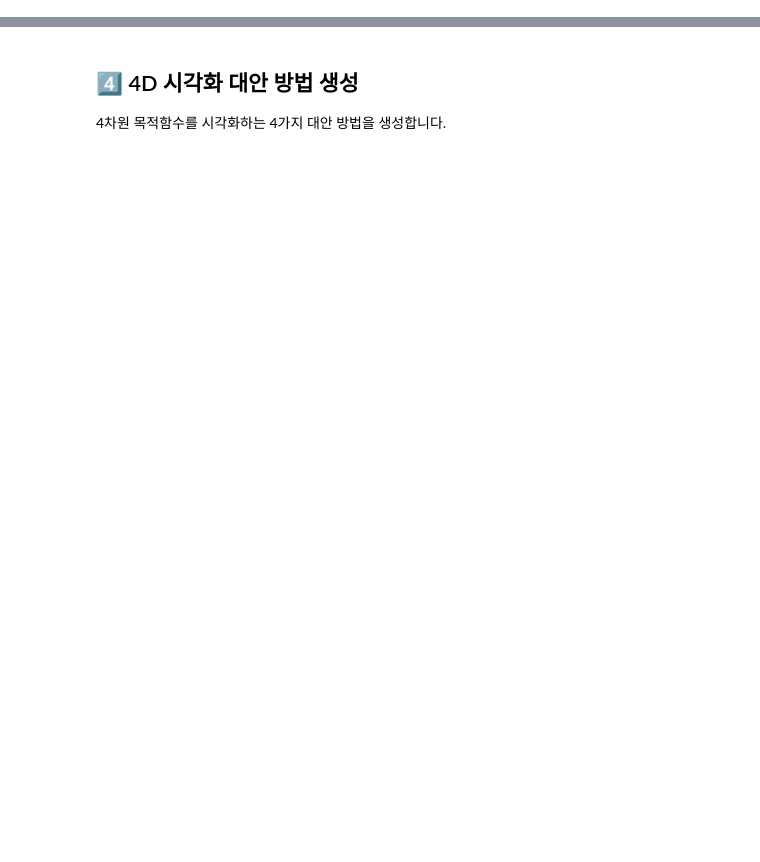
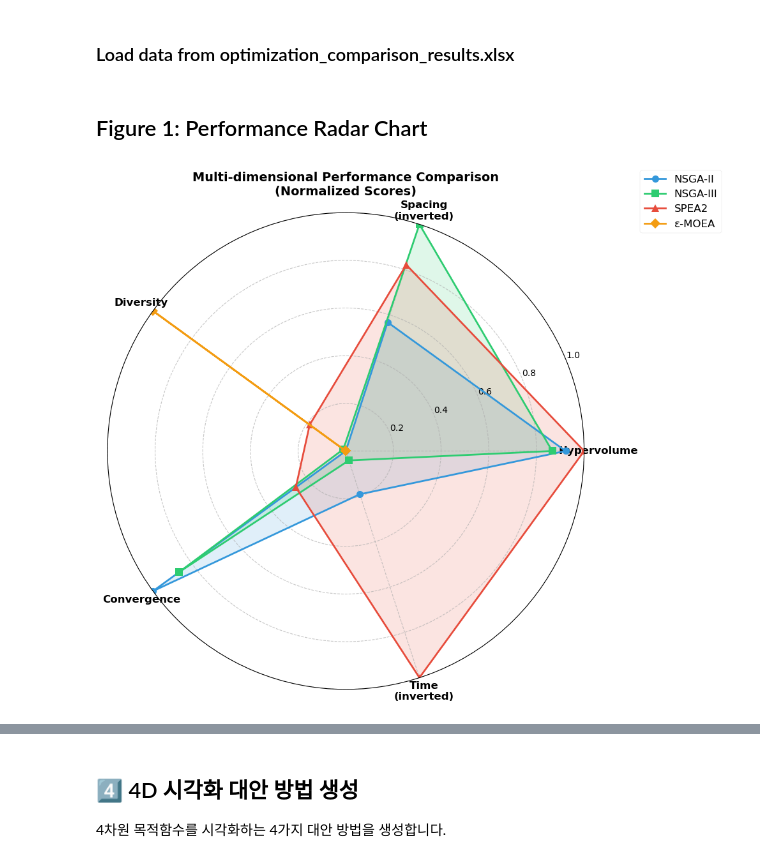
Before and after one commit to HeejeongH/Diet_optimization, a Jupyter notebook: src/visualization/generate_all_figures.ipynb, the cells around one changed output, grey strips where cells are left out. Saved outputs shown, nothing was run; the diff lists cells and outputs as text; code cells hidden in the pictures; blank space fills up the shorter version.

```diff
--- a/src/visualization/generate_all_figures.ipynb
+++ b/src/visualization/generate_all_figures.ipynb
@@ -64,0 +24,2 @@ print("\n✅ 성능 지표 설명 그림 생성 완료!")
+# %% [markdown]
+### Load data from optimization_comparison_results.xlsx
@@ -64,0 +67,56 @@ print("\n✅ 성능 지표 설명 그림 생성 완료!")
+# %% [markdown]
+## Figure 1: Performance Radar Chart
+# %%
+# Normalize data
+metrics = ['Hypervolume', 'Spacing\n(inverted)', 'Diversity', 'Convergence', 'Time\n(inverted)']
+
+hypervolume = np.array([np.mean(DATA['HYPERVOLUME'][algo]) for algo in ALGORITHMS])
+spacing = np.array([np.mean(DATA['SPACING'][algo]) for algo in ALGORITHMS])
+diversity = np.array([np.mean(DATA['DIVERSITY'][algo]) for algo in ALGORITHMS])
+convergence = np.array([np.mean(DATA['CONVERGENCE'][algo]) for algo in ALGORITHMS])
+time = np.array([np.mean(DATA['EXECUTION_TIME'][algo]) for algo in ALGORITHMS])
+
+def normalize(values, invert=False):
+    if invert:
+        values = 1.0 / (values + 0.001)
+    normalized = (values - values.min()) / (values.max() - values.min() + 1e-10)
+    return normalized
+
+data_matrix = np.array([
+    normalize(hypervolume),
+    normalize(spacing, invert=True),  # Lower is better
+    normalize(diversity),
+    normalize(convergence, invert=True),  # Lower is better
+    normalize(time, invert=True)  # Lower is better
+]).T
+
+# Radar chart
+angles = np.linspace(0, 2 * np.pi, len(metrics), endpoint=False).tolist()
+data_matrix = np.concatenate((data_matrix, data_matrix[:, [0]]), axis=1)
+angles += angles[:1]
+
+fig, ax = plt.subplots(figsize=(10, 10), subplot_kw=dict(projection='polar'))
+
+colors = ['#3498db', '#2ecc71', '#e74c3c', '#f39c12']
+markers = ['o', 's', '^', 'D']
+
+for i, (algo, color, marker) in enumerate(zip(ALGORITHMS, colors, markers)):
+    ax.plot(angles, data_matrix[i], 'o-', linewidth=2, color=color,
+            label=algo, marker=marker, markersize=8)
+    ax.fill(angles, data_matrix[i], alpha=0.15, color=color)
+
+ax.set_xticks(angles[:-1])
+ax.set_xticklabels(metrics, size=12, weight='bold')
+ax.set_ylim(0, 1)
+ax.set_yticks([0.2, 0.4, 0.6, 0.8, 1.0])
+ax.set_yticklabels(['0.2', '0.4', '0.6', '0.8', '1.0'], size=10)
+ax.grid(True, linestyle='--', alpha=0.7)
+
+plt.legend(loc='upper right', bbox_to_anchor=(1.3, 1.1), fontsize=12)
+plt.title('Multi-dimensional Performance Comparison\n(Normalized Scores)',
+            size=14, weight='bold', pad=20)
+
+plt.tight_layout()
+plt.savefig(f'../../result/figures/figure1_radar_chart.png', dpi=300, bbox_inches='tight')
+# %% [output]
+[figure, added]
```
Also changed, not shown: parts of 30 cells of this notebook, 10 other files.
